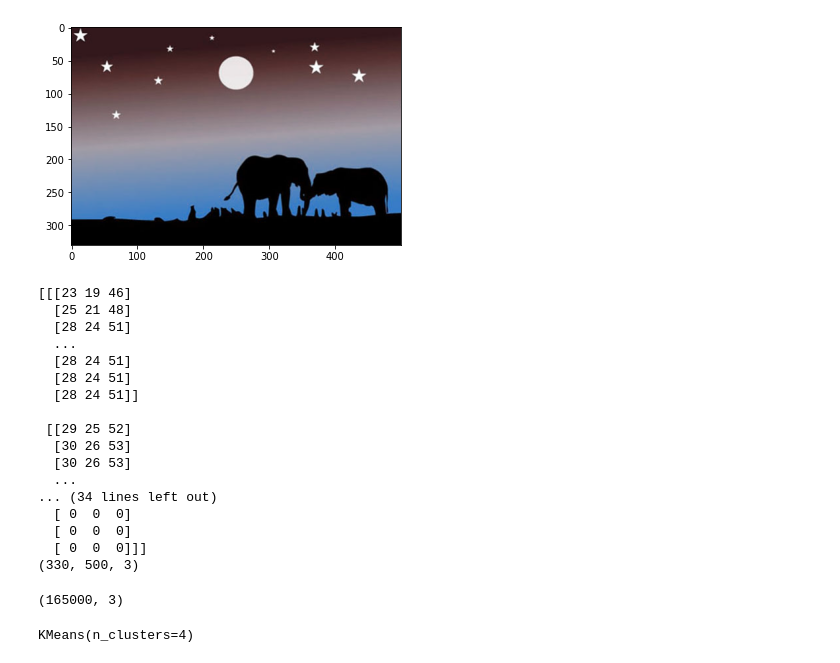
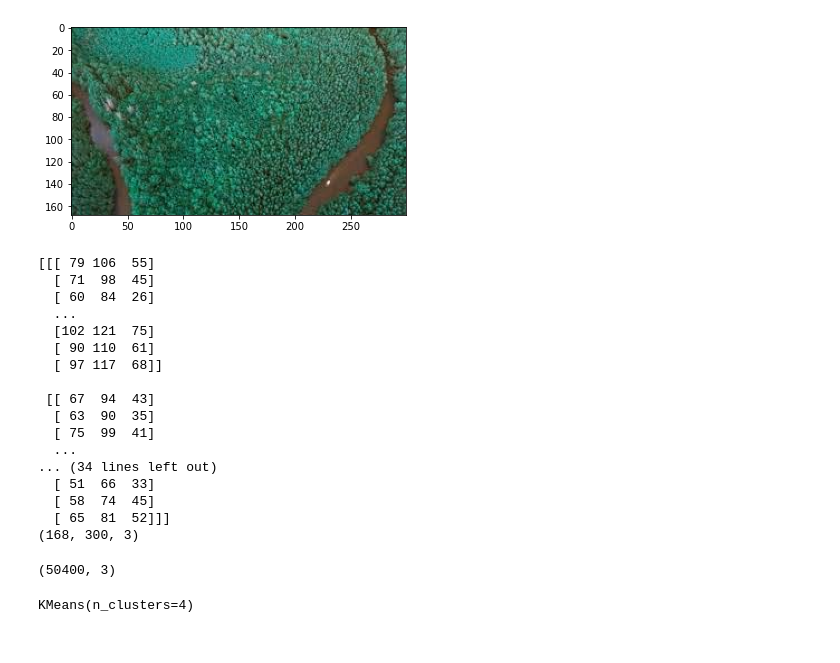
Before and after one commit to KISHOREMUTHU/AI-Mafia-Machine-Learning, a Jupyter notebook: Dominant Color Extraction.ipynb, the cells around one changed output. Cells and saved outputs as stored; diff of their text form; code cells hidden in the pictures.

```diff
--- a/Dominant Color Extraction.ipynb
+++ b/Dominant Color Extraction.ipynb
@@ -4,40 +4,40 @@ import pandas as pd
 import cv2
 import matplotlib.pyplot as plt
 # %%
-img = cv2.imread('C:/Users/dell/Downloads/elephant.jpg')
+img = cv2.imread('C:/Users/dell/Downloads/forest4.jpg')
 plt.imshow(img)
 original_img =img
 img = cv2.cvtColor(img,cv2.COLOR_BGR2RGB)
 plt.show()
 # %% [output]
-[figure, old version]
+[figure, new version]
 # %%
 print(img)
 print(img.shape)
 # %% [output]
-[[[23 19 46]
-  [25 21 48]
-  [28 24 51]
+[[[ 79 106  55]
+  [ 71  98  45]
+  [ 60  84  26]
   ...
-  [28 24 51]
-  [28 24 51]
-  [28 24 51]]
+  [102 121  75]
+  [ 90 110  61]
+  [ 97 117  68]]
 
- [[29 25 52]
-  [30 26 53]
-  [30 26 53]
+ [[ 67  94  43]
+  [ 63  90  35]
+  [ 75  99  41]
   ...
 ... (34 lines left out)
-  [ 0  0  0]
-  [ 0  0  0]
-  [ 0  0  0]]]
-(330, 500, 3)
+  [ 51  66  33]
+  [ 58  74  45]
+  [ 65  81  52]]]
+(168, 300, 3)
 # %%
 # Flatten each channel of the image in a linear array
-all_pixels = img.reshape((330*500,3))
+all_pixels = img.reshape((img.shape[0] * img.shape[1],3))
 print(all_pixels.shape)
 # %% [output]
-(165000, 3)
+(50400, 3)
 # %%
 from sklearn.cluster import KMeans
 # %%
```
Also changed, not shown: parts of 8 cells of this notebook, 2 other files.
